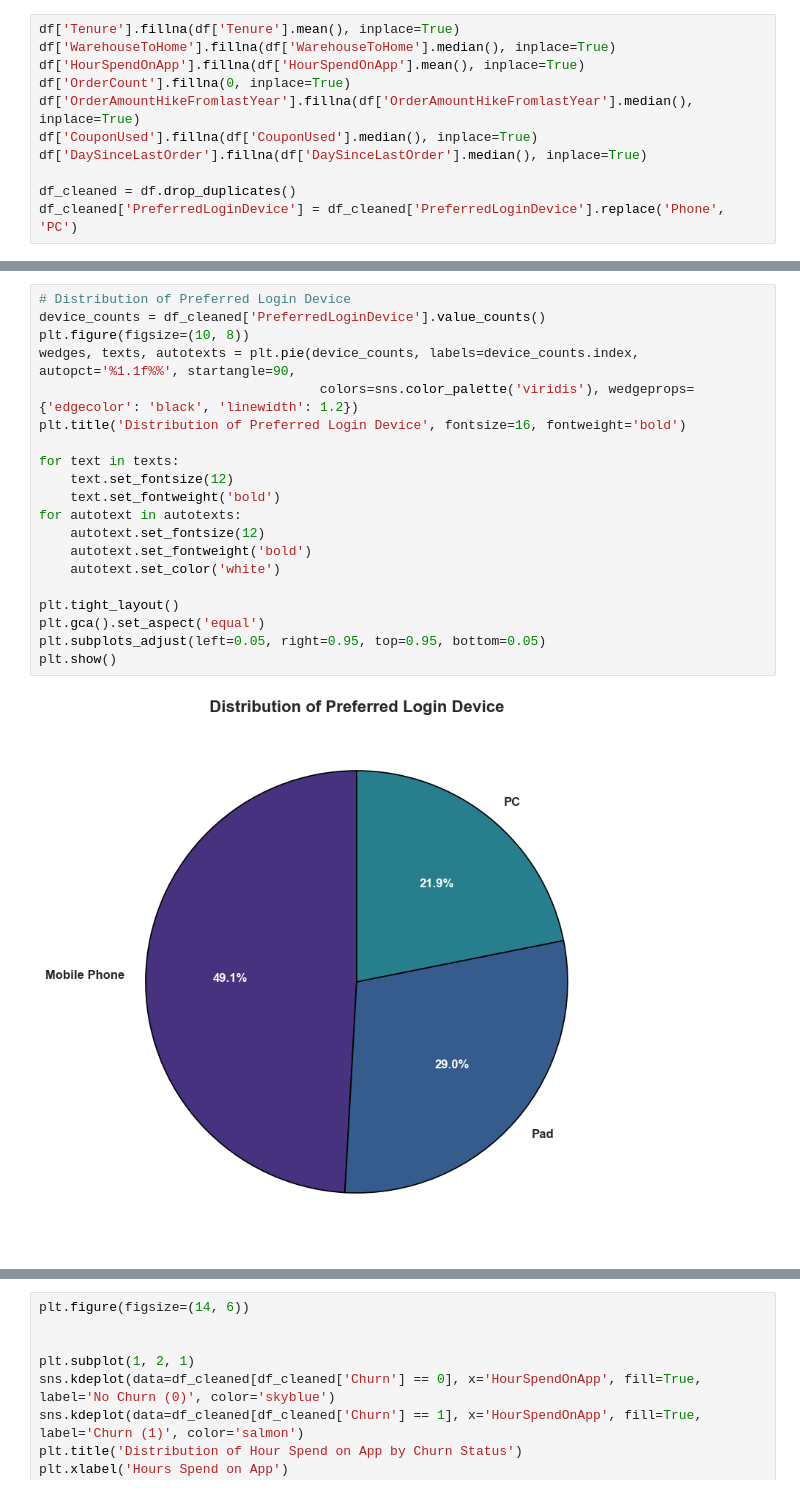
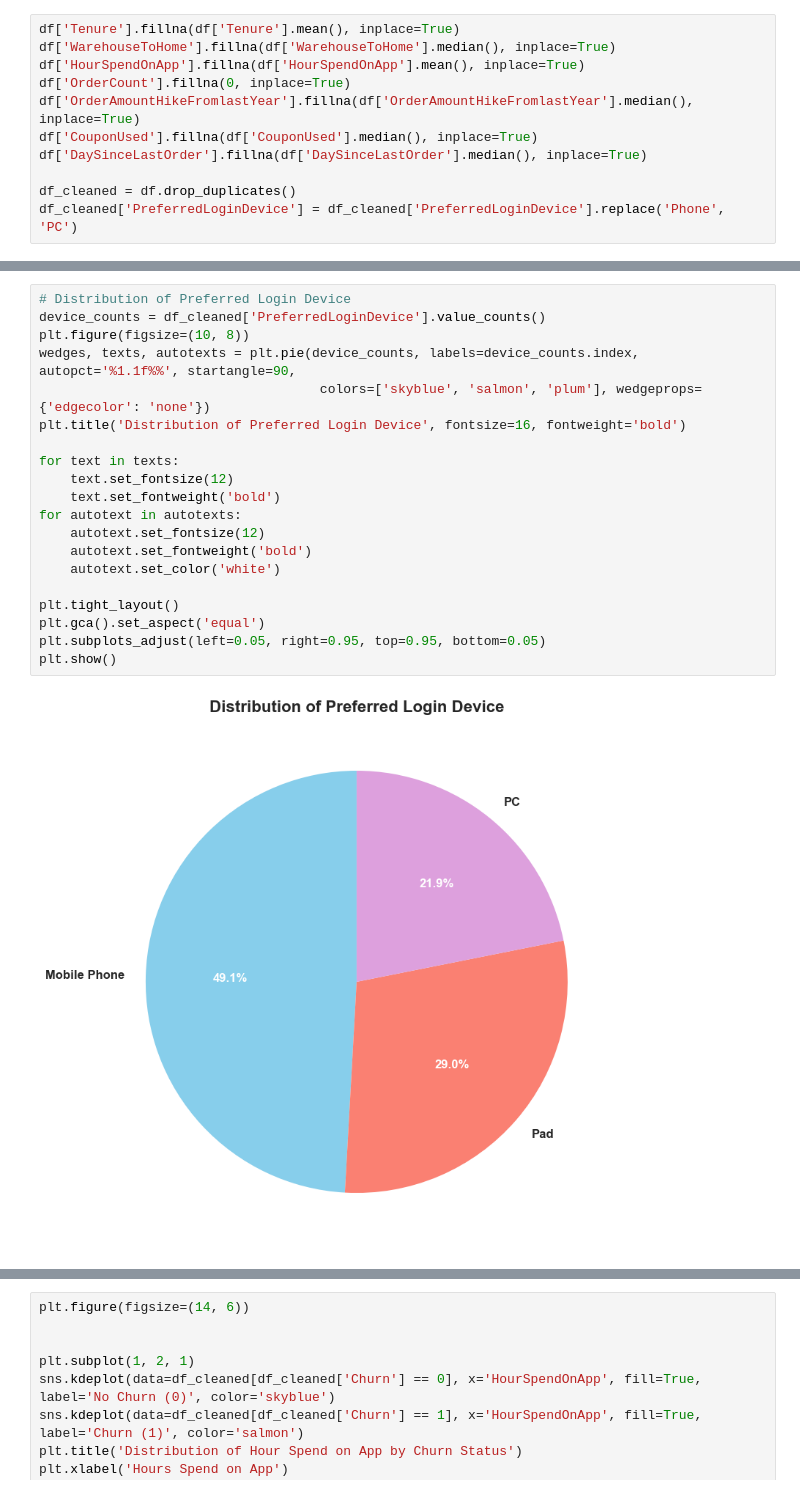
Before and after one commit to Yzkkk/IS5126_FinalProject, a Jupyter notebook: IS5126_project.ipynb, the cells around one changed output, grey strips where cells are left out. Drawn from its saved outputs; the diff is of its cells as text.

```diff
--- a/IS5126_project.ipynb
+++ b/IS5126_project.ipynb
@@ -104,25 +104,25 @@ plt.show()
 # %%
 # Distribution of Preferred Login Device
 device_counts = df_cleaned['PreferredLoginDevice'].value_counts()
 plt.figure(figsize=(10, 8))
 wedges, texts, autotexts = plt.pie(device_counts, labels=device_counts.index, autopct='%1.1f%%', startangle=90,
-                                    colors=sns.color_palette('viridis'), wedgeprops={'edgecolor': 'black', 'linewidth': 1.2})
+                                    colors=['skyblue', 'salmon', 'plum'], wedgeprops={'edgecolor': 'none'})
 plt.title('Distribution of Preferred Login Device', fontsize=16, fontweight='bold')
 
 for text in texts:
     text.set_fontsize(12)
     text.set_fontweight('bold')
 for autotext in autotexts:
     autotext.set_fontsize(12)
     autotext.set_fontweight('bold')
     autotext.set_color('white')
 
 plt.tight_layout()
 plt.gca().set_aspect('equal')
 plt.subplots_adjust(left=0.05, right=0.95, top=0.95, bottom=0.05)
 plt.show()
 # %% [output]
-[figure, old version]
+[figure, new version]
 # %%
 # Churn Rate by Device Type
 device_churn = df_cleaned.groupby('PreferredLoginDevice')['Churn'].value_counts(normalize=True).unstack(fill_value=0) * 100
```
Also changed, not shown: parts of 18 cells of this notebook.
